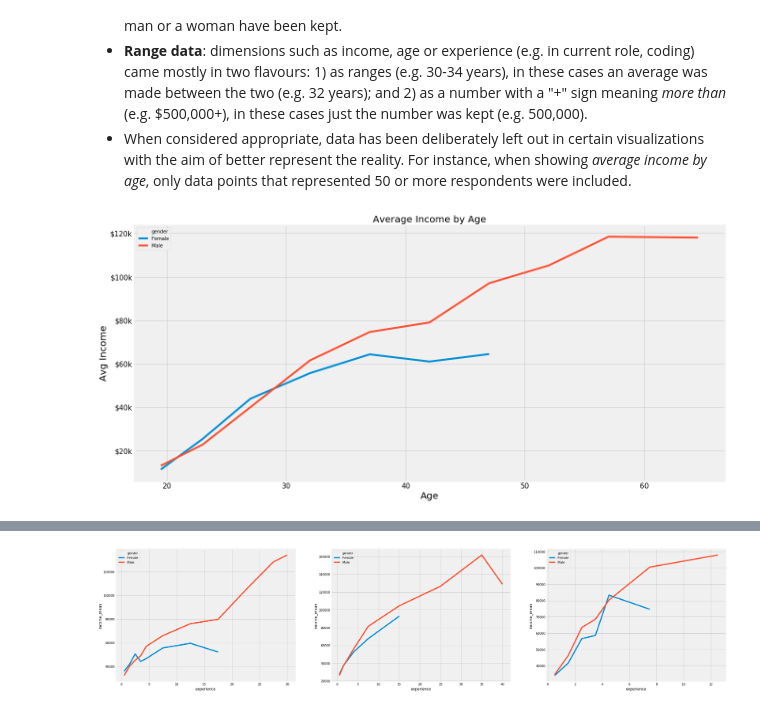
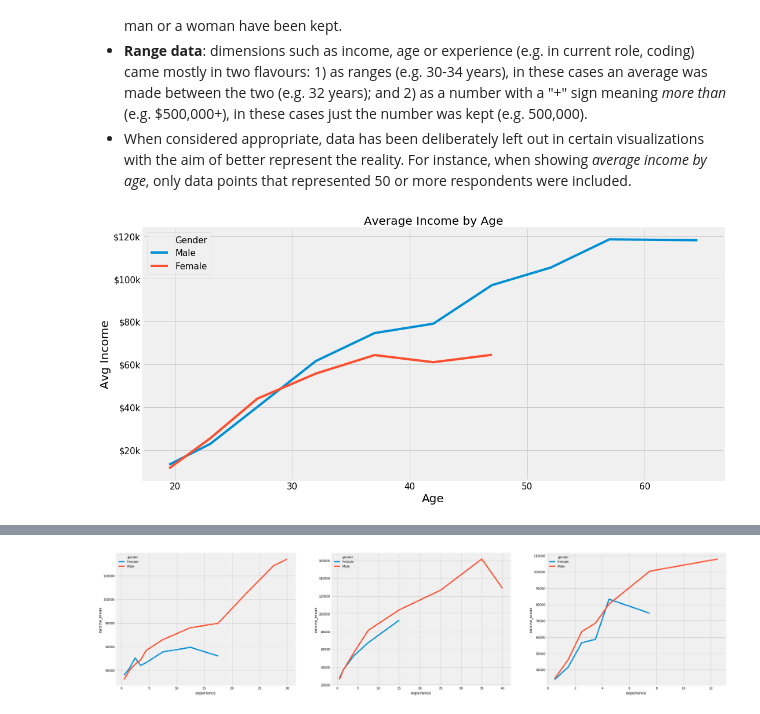
Before and after one commit to lopez-/kaggle_projects, a Jupyter notebook: 2018_survey/clean.ipynb, the cells around one changed output, grey strips where cells are left out. Saved outputs shown, nothing was run; the diff lists cells and outputs as text; code cells hidden in the pictures.

Commit message:
working on second chart

```diff
--- a/2018_survey/clean.ipynb
+++ b/2018_survey/clean.ipynb
@@ -19,12 +19,13 @@ import matplotlib.pyplot as plt
 import seaborn as sns
 from matplotlib.patches import ConnectionPatch
 from matplotlib.ticker import FormatStrFormatter
+from textwrap import wrap
 
 plt.style.use('fivethirtyeight')
 %matplotlib inline
 
 # multiple_choice = pd.read_csv('../input/multipleChoiceResponses.csv', low_memory=False)
-multiple_choice = pd.read_csv('kaggle-survey-2018/multipleChoiceResponses.csv', low_memory=False)
+multiple_choice = pd.read_csv('./data/multipleChoiceResponses.csv', low_memory=False)
 
 def convert_salary(salary):
 
@@ -121,53 +122,58 @@ df['industry'] = multiple_choice.Q7[1:]
 
 df = df[df.gender.isin(['Male', 'Female'])]
 
-fig_height = [10, 15]
-fig_width = [20, 20]
-title_fontsize = [20, 35]
-axis_labels_fontsize = [10, 20]
-tick_fontsize = [15, 20]
+fig_height = [8]
+fig_width = [16]
+title_fontsize = [20]
+axis_labels_fontsize = [20]
+tick_fontsize = [15]
+legend_fontsize = [15]
 # %%
 df_plot = sqldf("""
 with bd as (
-    select gender, age, avg(income)*1.0/1000 as income_mean, sum(case when income is not null then 1 else 0 end) as income_count
+    select gender as Gender, age, avg(income)*1.0/1000 as income_mean, sum(case when income is not null then 1 else 0 end) as income_count
     from df
     group by 1, 2
 )
 , fl as (
     select *
     from bd
-    where gender = 'Female'
+    where Gender = 'Female'
     and income_count >= 50
 )
 , ml as (
     select *
     from bd
-    where gender = 'Male'
+    where Gender = 'Male'
     and income_count >= 50
 )
 , ages as (
     select distinct fl.age
     from fl
     join ml on fl.age = ml.age
 )
 select *
 from fl
 --where age in (select * from ages)
 UNION ALL
 select *
 from ml
 --where age in (select * from ages)
 """)
 
+n_charts = 1
+n_charts -= 1
 
-plt.subplots(figsize=(fig_width[0],fig_height[0]))
-c1 = sns.lineplot(x = 'age', y='income_mean', hue='gender', data=df_plot)
-c1.set_title('Average Income by Age', fontsize=title_fontsize[0])
-c1.set_xlabel('Age', fontsize=axis_labels_fontsize[1])
-c1.set_ylabel('Avg Income', fontsize=axis_labels_fontsize[1])
-c1.yaxis.set_major_formatter(FormatStrFormatter('$%.0fk'))
-c1.tick_params(labelsize=tick_fontsize[0])
+fig, ax = plt.subplots(figsize=(fig_width[n_charts],fig_height[n_charts]))
+c0 = sns.lineplot(x = 'age', y='income_mean', hue='Gender', hue_order = ['Male', 'Female'], data=df_plot)
+c0.set_title('Average Income by Age', fontsize=title_fontsize[n_charts])
+c0.set_xlabel('Age', fontsize=axis_labels_fontsize[n_charts])
+c0.set_ylabel('Avg Income', fontsize=axis_labels_fontsize[n_charts])
+c0.yaxis.set_major_formatter(FormatStrFormatter('$%.0fk'))
+c0.tick_params(labelsize=tick_fontsize[n_charts])
+plt.legend(fontsize=legend_fontsize[n_charts], loc='upper left')
+plt.show()
 # %% [output]
-[figure, old version]
+[figure, new version]
 # %%
 df_plot = sqldf("""
```
Also changed, not shown: parts of 1 cell of this notebook.
